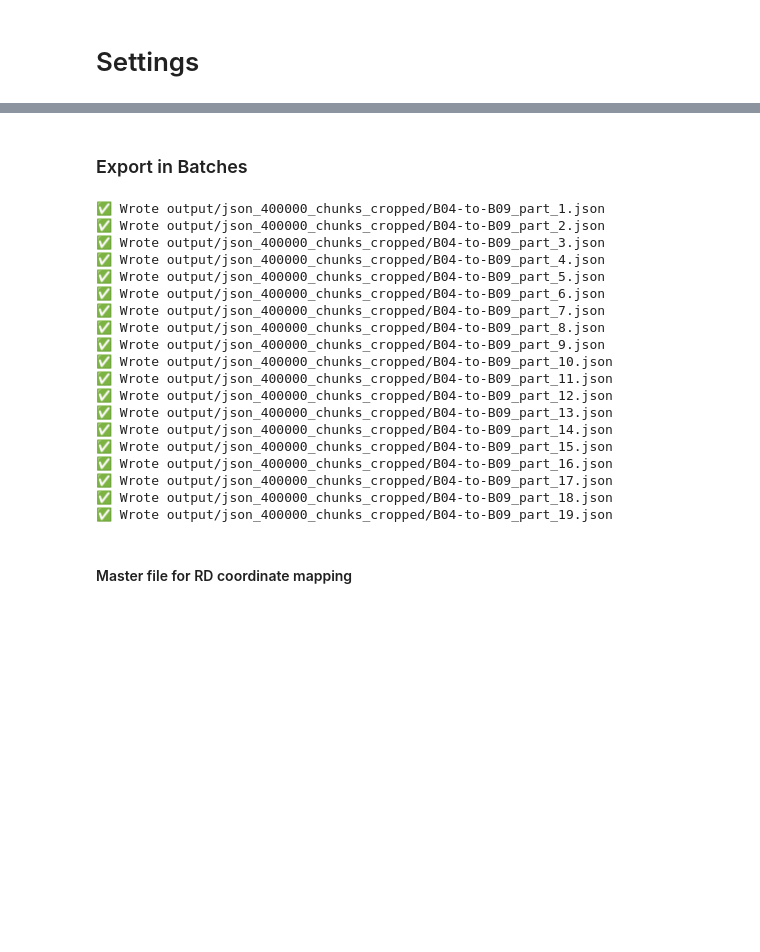
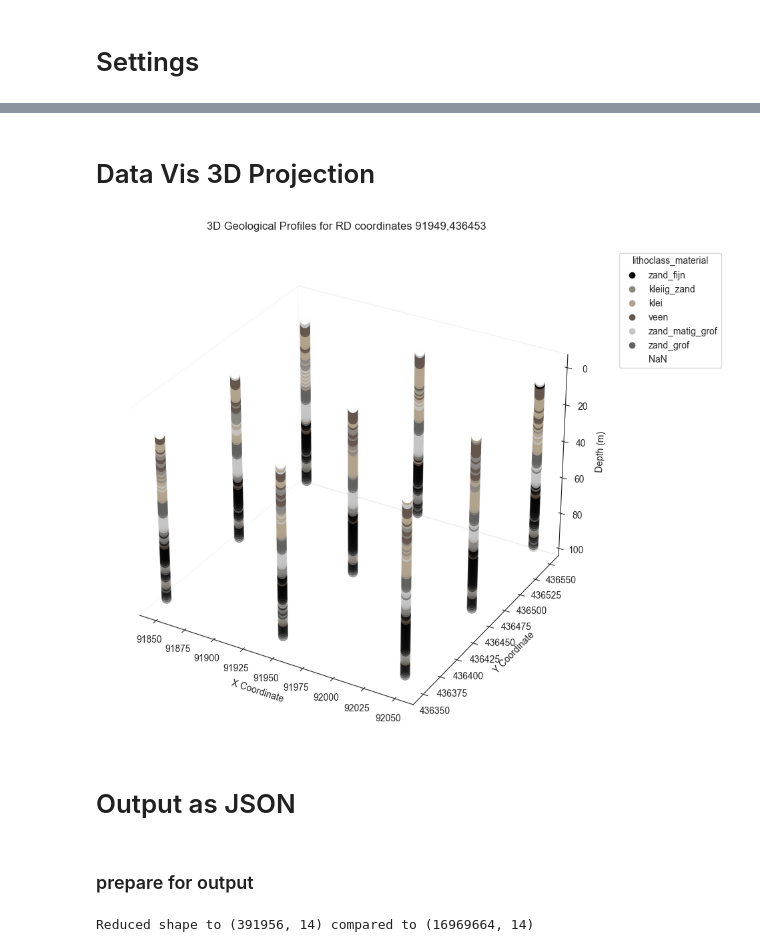
Before and after one commit to silviaelisabeth/UndergroundVisuals_Rotterdam, a Jupyter notebook: dev_layer_plot.ipynb, the cells around one changed output, grey strips where cells are left out. Saved outputs shown, nothing was run; the diff lists cells and outputs as text; code cells hidden in the pictures; blank space fills up the shorter version.

```diff
--- a/dev_layer_plot.ipynb
+++ b/dev_layer_plot.ipynb
@@ -210,2 +294,2 @@ profile_per_datapoint = [
 # %%
-save = True
+points_nearest = find_closest_point_to_input(x,y, data)
@@ -265,10 +299,0 @@ plt.show()
-# %%
-selected_columns = ['x', 'y', 'z', 'lithoklasse', 'lithoclass_material', 'color_lithoclass_material']
-
-profiles_json = [df[selected_columns].to_dict(orient='records') for df in profiles]
-
-name_file = f"boxed_depth_profile_for_{int(x)}_{int(y)}.json"
-with open(name_file, 'w') as f:
-    json.dump(profiles_json, f, indent=4)
-
-print(name_file)
@@ -278,0 +302,2 @@ for all data points, describe the identified lithoclass (through mapping) and se
+# %%
+points_in_box = find_box_around_input(x, y, data)
@@ -308,42 +328,22 @@ B04-to-B09_lithoclass_materials_and_likelihood.json
-# %% [markdown]
-### Export in Batches
-# %%
-# Java’s built-in JSON parsers (Jackson, Gson) can handle <200MB comfortably in memory.
-chunk_size = 400000 # ~17 million rows -> 50 files (150MB)
-
-output_dir = dir_export + f"json_{chunk_size}_chunks_cropped/"
-os.makedirs(output_dir, exist_ok=True)
-
-filename = "B04-to-B09_lithoclass_materials_and_likelihood_cropped_chunked.json"
-
-for i, start in enumerate(range(0, len(cropped), chunk_size)):
-    chunk = cropped.iloc[start:start+chunk_size].reset_index()[selected_columns]
-    filename = os.path.join(output_dir, f"B04-to-B09_part_{i+1}.json")
-
-    with open(filename, "w") as f:
-        json.dump(chunk.to_dict(orient="records"), f, indent=4)
-
-    print(f"✅ Wrote {filename}")
-# %% [output]
-✅ Wrote output/json_400000_chunks_cropped/B04-to-B09_part_1.json
-✅ Wrote output/json_400000_chunks_cropped/B04-to-B09_part_2.json
-✅ Wrote output/json_400000_chunks_cropped/B04-to-B09_part_3.json
-✅ Wrote output/json_400000_chunks_cropped/B04-to-B09_part_4.json
-✅ Wrote output/json_400000_chunks_cropped/B04-to-B09_part_5.json
-✅ Wrote output/json_400000_chunks_cropped/B04-to-B09_part_6.json
-✅ Wrote output/json_400000_chunks_cropped/B04-to-B09_part_7.json
-✅ Wrote output/json_400000_chunks_cropped/B04-to-B09_part_8.json
-✅ Wrote output/json_400000_chunks_cropped/B04-to-B09_part_9.json
-✅ Wrote output/json_400000_chunks_cropped/B04-to-B09_part_10.json
-✅ Wrote output/json_400000_chunks_cropped/B04-to-B09_part_11.json
-✅ Wrote output/json_400000_chunks_cropped/B04-to-B09_part_12.json
-✅ Wrote output/json_400000_chunks_cropped/B04-to-B09_part_13.json
-✅ Wrote output/json_400000_chunks_cropped/B04-to-B09_part_14.json
-✅ Wrote output/json_400000_chunks_cropped/B04-to-B09_part_15.json
-✅ Wrote output/json_400000_chunks_cropped/B04-to-B09_part_16.json
-✅ Wrote output/json_400000_chunks_cropped/B04-to-B09_part_17.json
-✅ Wrote output/json_400000_chunks_cropped/B04-to-B09_part_18.json
-✅ Wrote output/json_400000_chunks_cropped/B04-to-B09_part_19.json
+# %% [markdown]
+# Data Vis 3D Projection
+# %%
+fig = plot_3D_projection_datapoints(
+    profiles=profiles,
+    columns_selection=['x', 'y', 'lithoclass_material', 'color_lithoclass_material'],
+    figsize=(10,8)
+    )
+
+
+if save:
+    fig.savefig(
+    f"3D_geological_profiles_box_for_{int(x)}_{int(y)}.png", dpi=600, bbox_inches="tight", transparent=True
+    )
+plt.show()
+# %% [output]
+[figure, added]
+# %% [markdown]
+# Output as JSON
 # %% [markdown]
-#### Master file for RD coordinate mapping
+### prepare for output
 # %%
@@ -360,2 +352,6 @@ df_mapping = pd.DataFrame(ls_mapping_batch_coordiantes, columns=['batch', 'x_min
 # %%
-df_mapping.to_csv(os.path.join(output_dir, "master_data_cropped.txt"), index=False)
+idx = IndexSlice
+cropped = data_4to9.loc[idx[x_min:x_max, y_min:y_max, :], :].sort_index()
+print(f"Reduced shape to {cropped.shape} compared to {data_4to9.shape}")
+# %% [output]
+Reduced shape to (391956, 14) compared to (16969664, 14)
```
Also changed, not shown: parts of 63 cells of this notebook.
